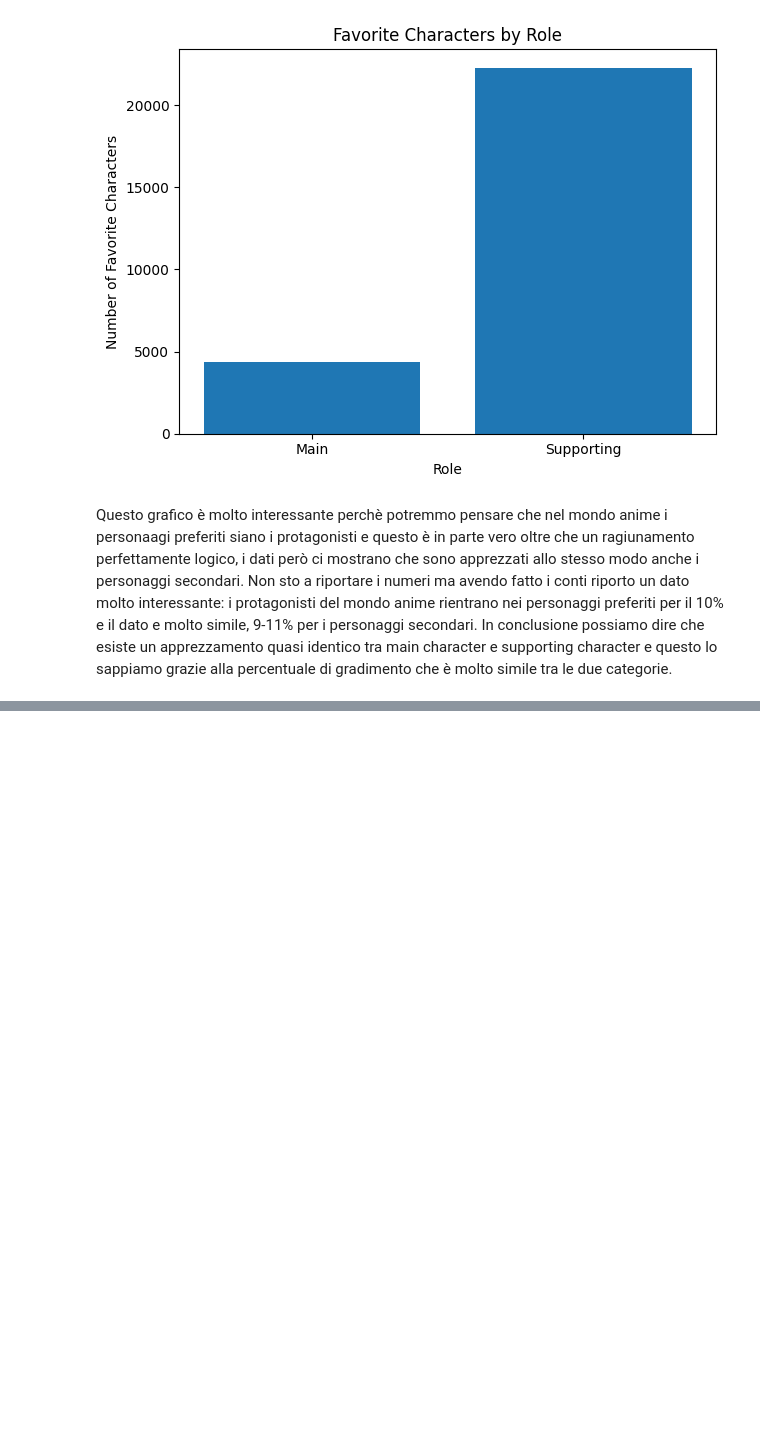
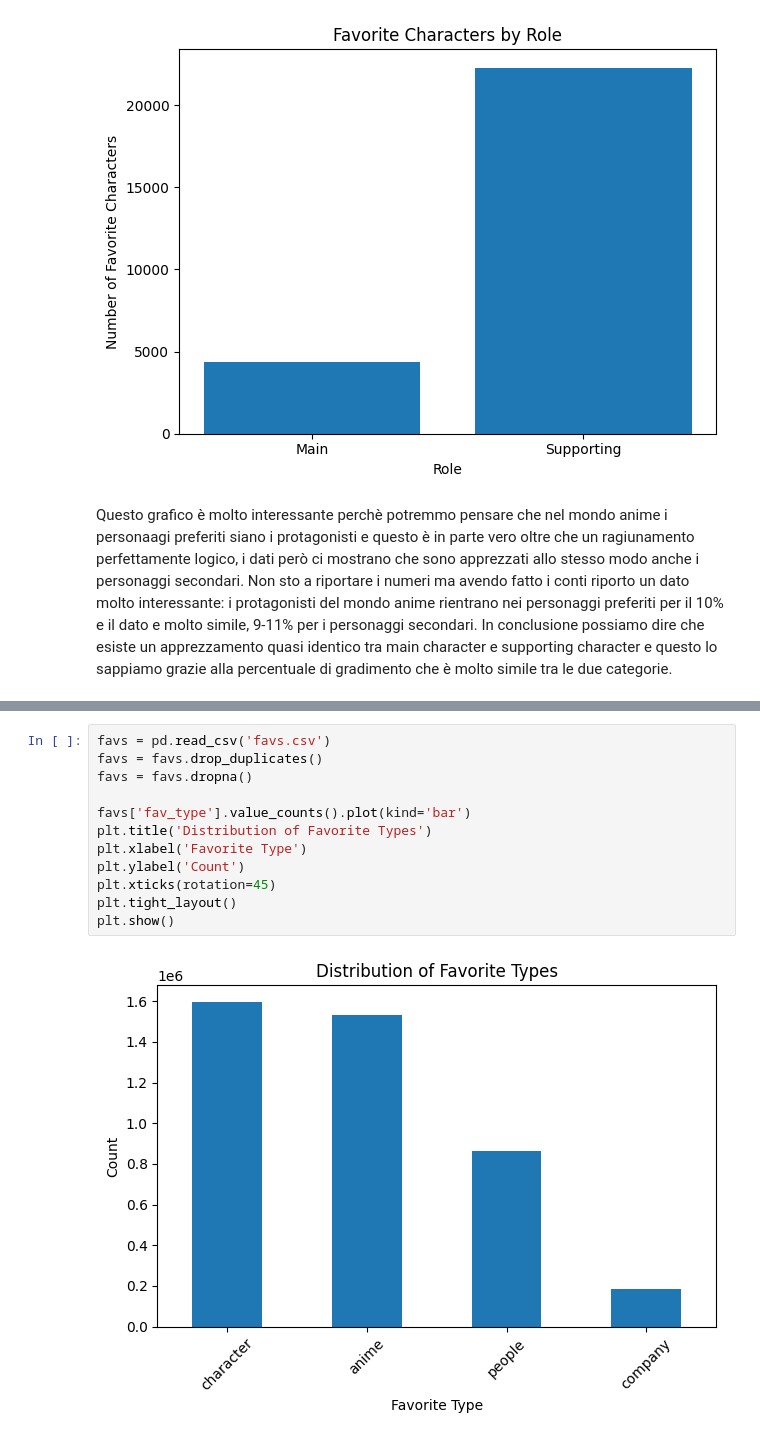
Before and after one commit to LeonardoFerraud/HCI---progetto-finale-Ferraud-Russo-2, a Jupyter notebook: AnalisiDataset1.ipynb, the cells around one changed output, grey strips where cells are left out. Saved outputs shown, nothing was run; the diff lists cells and outputs as text; blank space fills up the shorter version.

```diff
--- a/AnalisiDataset1.ipynb
+++ b/AnalisiDataset1.ipynb
@@ -101,0 +123,14 @@ In conclusione possiamo dire che esiste un apprezzamento quasi identico tra main
+# %%
+favs = pd.read_csv('favs.csv')
+favs = favs.drop_duplicates()
+favs = favs.dropna()
+
+favs['fav_type'].value_counts().plot(kind='bar')
+plt.title('Distribution of Favorite Types')
+plt.xlabel('Favorite Type')
+plt.ylabel('Count')
+plt.xticks(rotation=45)
+plt.tight_layout()
+plt.show()
+# %% [output]
+[figure, added]
```
Also changed, not shown: parts of 17 cells of this notebook.
